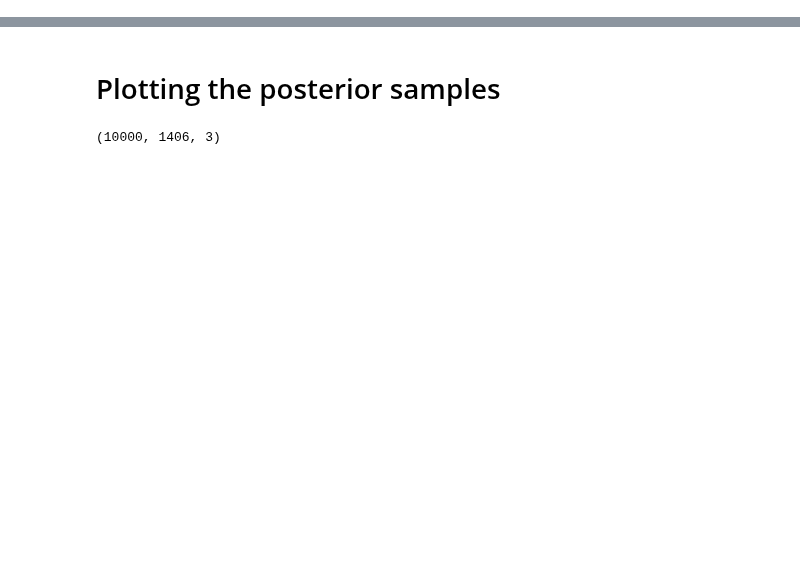
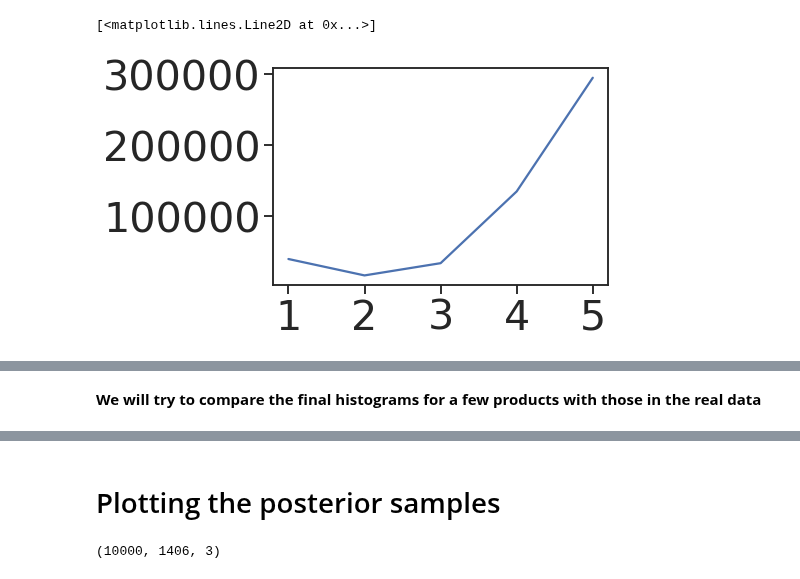
Before and after one commit to narendramukherjee/reputation-systems, a Jupyter notebook: snpe/notebooks/marketplace_simulator_analysis.ipynb, the cells around one changed output, grey strips where cells are left out. Cells and saved outputs as stored; diff of their text form; code cells hidden in the pictures; blank space fills up the shorter version.

```diff
--- a/snpe/notebooks/marketplace_simulator_analysis.ipynb
+++ b/snpe/notebooks/marketplace_simulator_analysis.ipynb
@@ -473,0 +487,2 @@ plt.hist(np.mean(posterior_samples[:, :, 1], axis=0), alpha=0.5, bins=50)
+# %%
+embedding_model = EmbeddingRatingPredictor()
@@ -606,0 +771,5 @@ print(np.mean(np.array(index) >= 0))
+# %%
+plt.plot(np.sum(embedding_df.iloc[:, 3:], axis=0))
+# %% [output]
+[<matplotlib.lines.Line2D at 0x...>]
+[figure, added]
@@ -606,0 +777,2 @@ print(np.mean(np.array(index) >= 0))
+# %% [markdown]
+**We will try to compare the final histograms for a few products with those in the real data**
```
Also changed, not shown: parts of 47 cells of this notebook, 2 other files.
